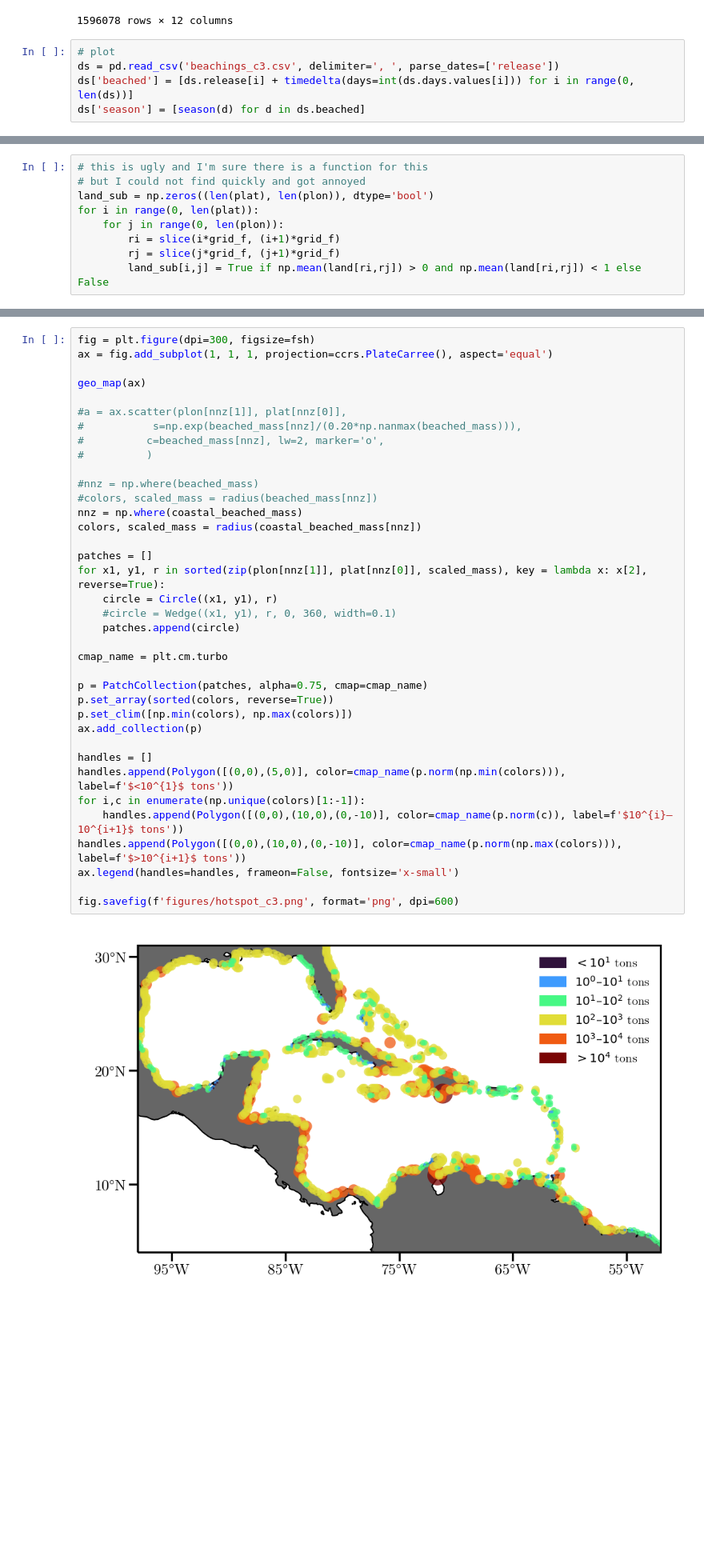
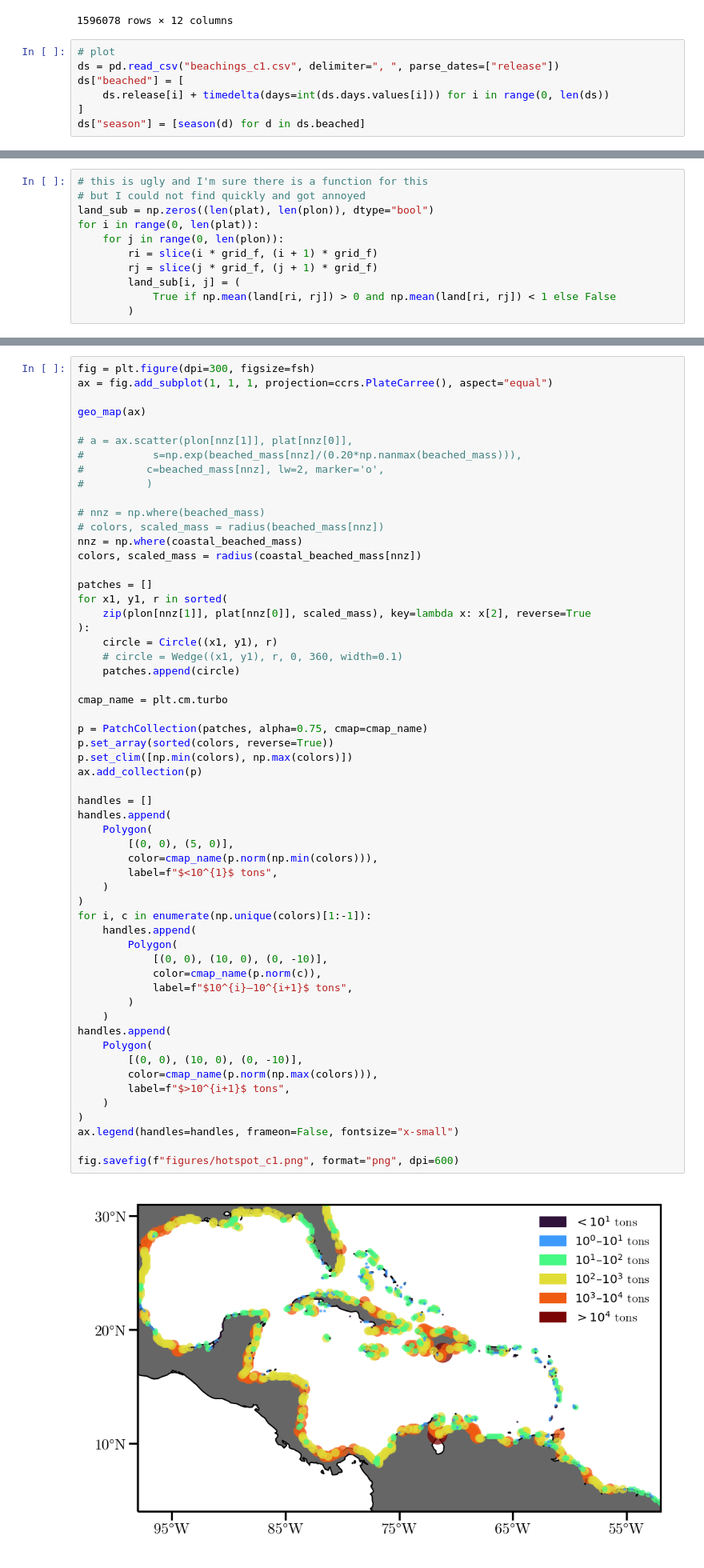
Before and after one commit to philippemiron/marine-litter-caribbean, a Jupyter notebook: notebooks/hotspots.ipynb, the cells around one changed output, grey strips where cells are left out. Shown at 80% size. Cells and saved outputs as stored; diff of their text form; blank space fills up the shorter version.

```diff
--- a/notebooks/hotspots.ipynb
+++ b/notebooks/hotspots.ipynb
@@ -481,7 +569,9 @@ display(ds)
 1596078 rows × 12 columns
 # %%
 # plot
-ds = pd.read_csv('beachings_c3.csv', delimiter=', ', parse_dates=['release'])
-ds['beached'] = [ds.release[i] + timedelta(days=int(ds.days.values[i])) for i in range(0, len(ds))]
-ds['season'] = [season(d) for d in ds.beached]
+ds = pd.read_csv("beachings_c1.csv", delimiter=", ", parse_dates=["release"])
+ds["beached"] = [
+    ds.release[i] + timedelta(days=int(ds.days.values[i])) for i in range(0, len(ds))
+]
+ds["season"] = [season(d) for d in ds.beached]
 # %%
@@ -533,12 +626,14 @@ def haversine(lon1, lat1, lon2, lat2):
 # %%
 # this is ugly and I'm sure there is a function for this
 # but I could not find quickly and got annoyed
-land_sub = np.zeros((len(plat), len(plon)), dtype='bool')
+land_sub = np.zeros((len(plat), len(plon)), dtype="bool")
 for i in range(0, len(plat)):
     for j in range(0, len(plon)):
-        ri = slice(i*grid_f, (i+1)*grid_f)
-        rj = slice(j*grid_f, (j+1)*grid_f)
-        land_sub[i,j] = True if np.mean(land[ri,rj]) > 0 and np.mean(land[ri,rj]) < 1 else False
+        ri = slice(i * grid_f, (i + 1) * grid_f)
+        rj = slice(j * grid_f, (j + 1) * grid_f)
+        land_sub[i, j] = (
+            True if np.mean(land[ri, rj]) > 0 and np.mean(land[ri, rj]) < 1 else False
+        )
 # %%
 plt.pcolormesh(land_sub)
 # %% [output]
@@ -580,42 +675,62 @@ np.sum(colors == 0.5)
 # %%
 fig = plt.figure(dpi=300, figsize=fsh)
-ax = fig.add_subplot(1, 1, 1, projection=ccrs.PlateCarree(), aspect='equal')
+ax = fig.add_subplot(1, 1, 1, projection=ccrs.PlateCarree(), aspect="equal")
 
 geo_map(ax)
 
-#a = ax.scatter(plon[nnz[1]], plat[nnz[0]],
+# a = ax.scatter(plon[nnz[1]], plat[nnz[0]],
 #           s=np.exp(beached_mass[nnz]/(0.20*np.nanmax(beached_mass))),
 #          c=beached_mass[nnz], lw=2, marker='o',
 #          )
 
-#nnz = np.where(beached_mass)
-#colors, scaled_mass = radius(beached_mass[nnz])
+# nnz = np.where(beached_mass)
+# colors, scaled_mass = radius(beached_mass[nnz])
 nnz = np.where(coastal_beached_mass)
 colors, scaled_mass = radius(coastal_beached_mass[nnz])
 
 patches = []
-for x1, y1, r in sorted(zip(plon[nnz[1]], plat[nnz[0]], scaled_mass), key = lambda x: x[2], reverse=True):
+for x1, y1, r in sorted(
+    zip(plon[nnz[1]], plat[nnz[0]], scaled_mass), key=lambda x: x[2], reverse=True
+):
     circle = Circle((x1, y1), r)
-    #circle = Wedge((x1, y1), r, 0, 360, width=0.1)
+    # circle = Wedge((x1, y1), r, 0, 360, width=0.1)
     patches.append(circle)
 
 cmap_name = plt.cm.turbo
 
 p = PatchCollection(patches, alpha=0.75, cmap=cmap_name)
 p.set_array(sorted(colors, reverse=True))
 p.set_clim([np.min(colors), np.max(colors)])
 ax.add_collection(p)
 
 handles = []
-handles.append(Polygon([(0,0),(5,0)], color=cmap_name(p.norm(np.min(colors))), label=f'$<10^{1}$ tons'))
-for i,c in enumerate(np.unique(colors)[1:-1]):
-    handles.append(Polygon([(0,0),(10,0),(0,-10)], color=cmap_name(p.norm(c)), label=f'$10^{i}–10^{i+1}$ tons'))
-handles.append(Polygon([(0,0),(10,0),(0,-10)], color=cmap_name(p.norm(np.max(colors))), label=f'$>10^{i+1}$ tons'))
-ax.legend(handles=handles, frameon=False, fontsize='x-small')
+handles.append(
+    Polygon(
+        [(0, 0), (5, 0)],
+        color=cmap_name(p.norm(np.min(colors))),
+        label=f"$<10^{1}$ tons",
+    )
+)
+for i, c in enumerate(np.unique(colors)[1:-1]):
+    handles.append(
+        Polygon(
+            [(0, 0), (10, 0), (0, -10)],
+            color=cmap_name(p.norm(c)),
+            label=f"$10^{i}–10^{i+1}$ tons",
+        )
+    )
+handles.append(
+    Polygon(
+        [(0, 0), (10, 0), (0, -10)],
+        color=cmap_name(p.norm(np.max(colors))),
+        label=f"$>10^{i+1}$ tons",
+    )
+)
+ax.legend(handles=handles, frameon=False, fontsize="x-small")
 
-fig.savefig(f'figures/hotspot_c3.png', format='png', dpi=600)
+fig.savefig(f"figures/hotspot_c1.png", format="png", dpi=600)
 # %% [output]
-[figure, old version]
+[figure, new version]
 # %% [markdown]
 # seasonality
 # %%
```
Also changed, not shown: parts of 57 cells of this notebook, 10 other files.
